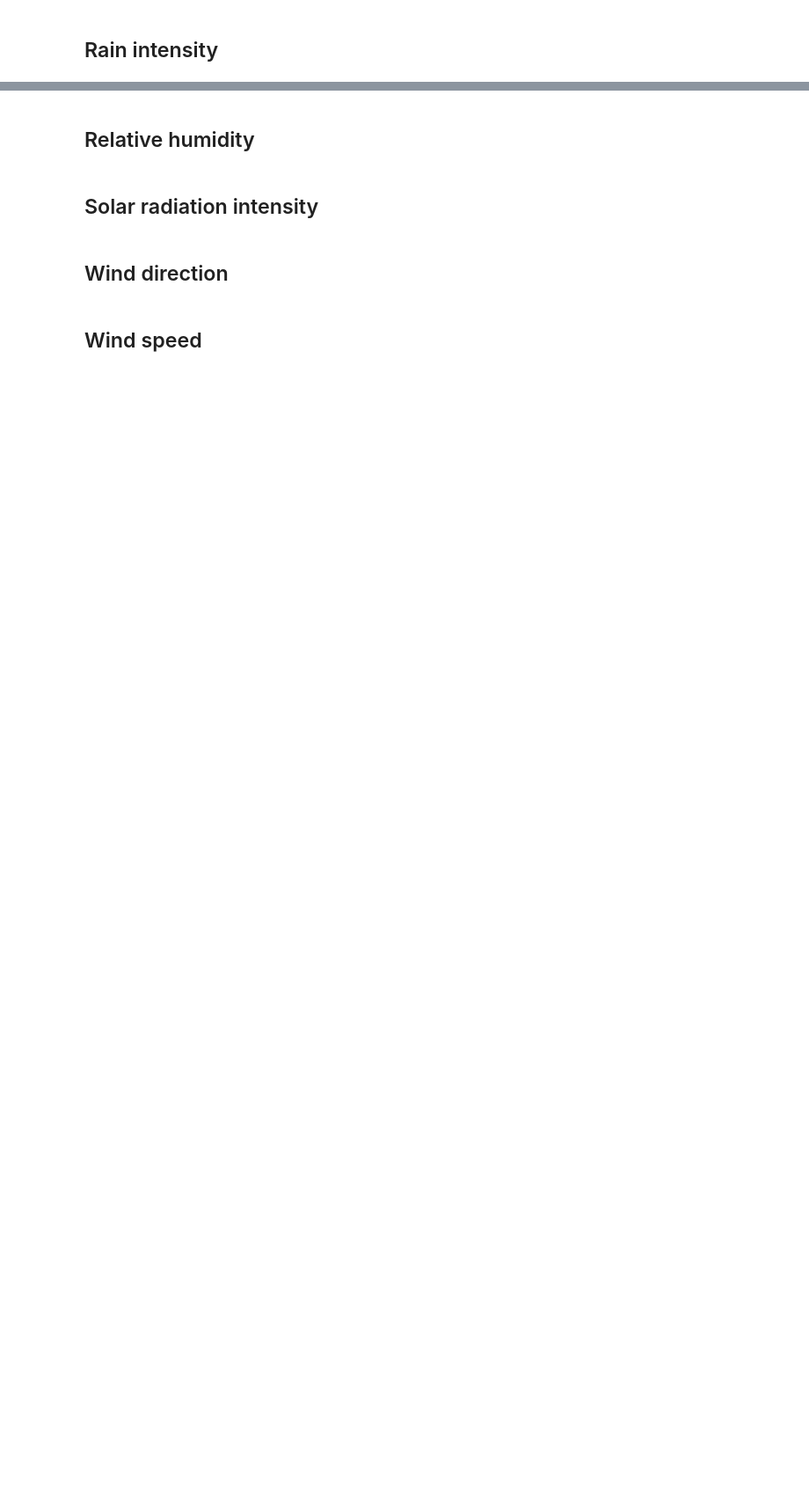
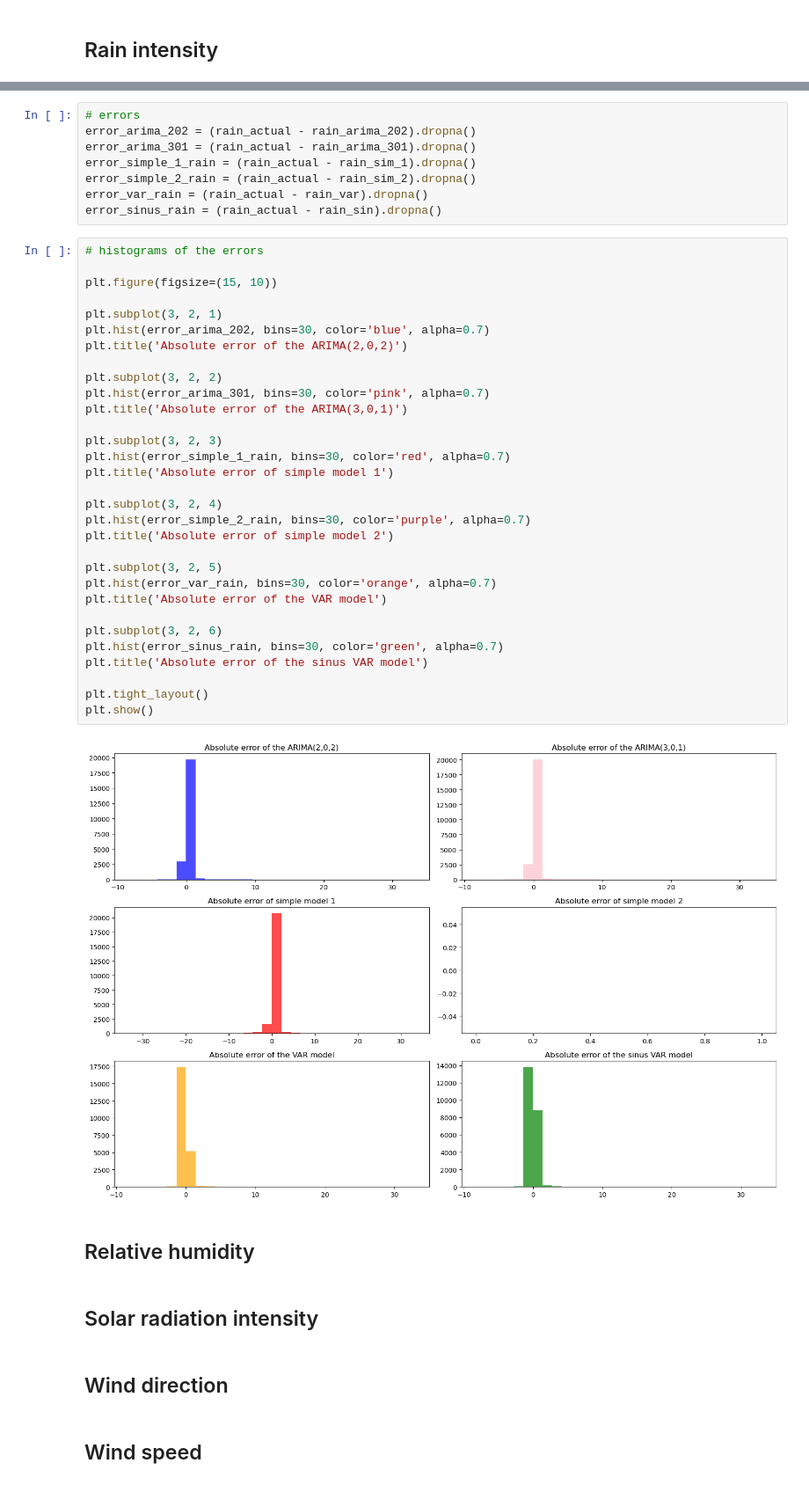
Before and after one commit to bregina98/Local-prediction-of-weather-parameters-based-on-historical-data, a Jupyter notebook: comparison of all the models/all_models.ipynb, the cells around one changed output, grey strips where cells are left out. Shown at 88% size. Cells and saved outputs as stored; diff of their text form; blank space fills up the shorter version.

Commit message:
rain intensity histograms

```diff
--- a/comparison of all the models/all_models.ipynb
+++ b/comparison of all the models/all_models.ipynb
@@ -283,3 +308,44 @@ plt.show()
+# %%
+# errors
+error_arima_202 = (rain_actual - rain_arima_202).dropna()
+error_arima_301 = (rain_actual - rain_arima_301).dropna()
+error_simple_1_rain = (rain_actual - rain_sim_1).dropna()
+error_simple_2_rain = (rain_actual - rain_sim_2).dropna()
+error_var_rain = (rain_actual - rain_var).dropna()
+error_sinus_rain = (rain_actual - rain_sin).dropna()
+# %%
+# histograms of the errors
+
+plt.figure(figsize=(15, 10))
+
+plt.subplot(3, 2, 1)
+plt.hist(error_arima_202, bins=30, color='blue', alpha=0.7)
+plt.title('Absolute error of the ARIMA(2,0,2)')
+
+plt.subplot(3, 2, 2)
+plt.hist(error_arima_301, bins=30, color='pink', alpha=0.7)
+plt.title('Absolute error of the ARIMA(3,0,1)')
+
+plt.subplot(3, 2, 3)
+plt.hist(error_simple_1_rain, bins=30, color='red', alpha=0.7)
+plt.title('Absolute error of simple model 1')
+
+plt.subplot(3, 2, 4)
+plt.hist(error_simple_2_rain, bins=30, color='purple', alpha=0.7)
+plt.title('Absolute error of simple model 2')
+
+plt.subplot(3, 2, 5)
+plt.hist(error_var_rain, bins=30, color='orange', alpha=0.7)
+plt.title('Absolute error of the VAR model')
+
+plt.subplot(3, 2, 6)
+plt.hist(error_sinus_rain, bins=30, color='green', alpha=0.7)
+plt.title('Absolute error of the sinus VAR model')
+
+plt.tight_layout()
+plt.show()
+# %% [output]
+[figure, added]
 # %% [markdown]
 ## Relative humidity
 # %% [markdown]
```
Also changed, not shown: parts of 2 cells of this notebook.
